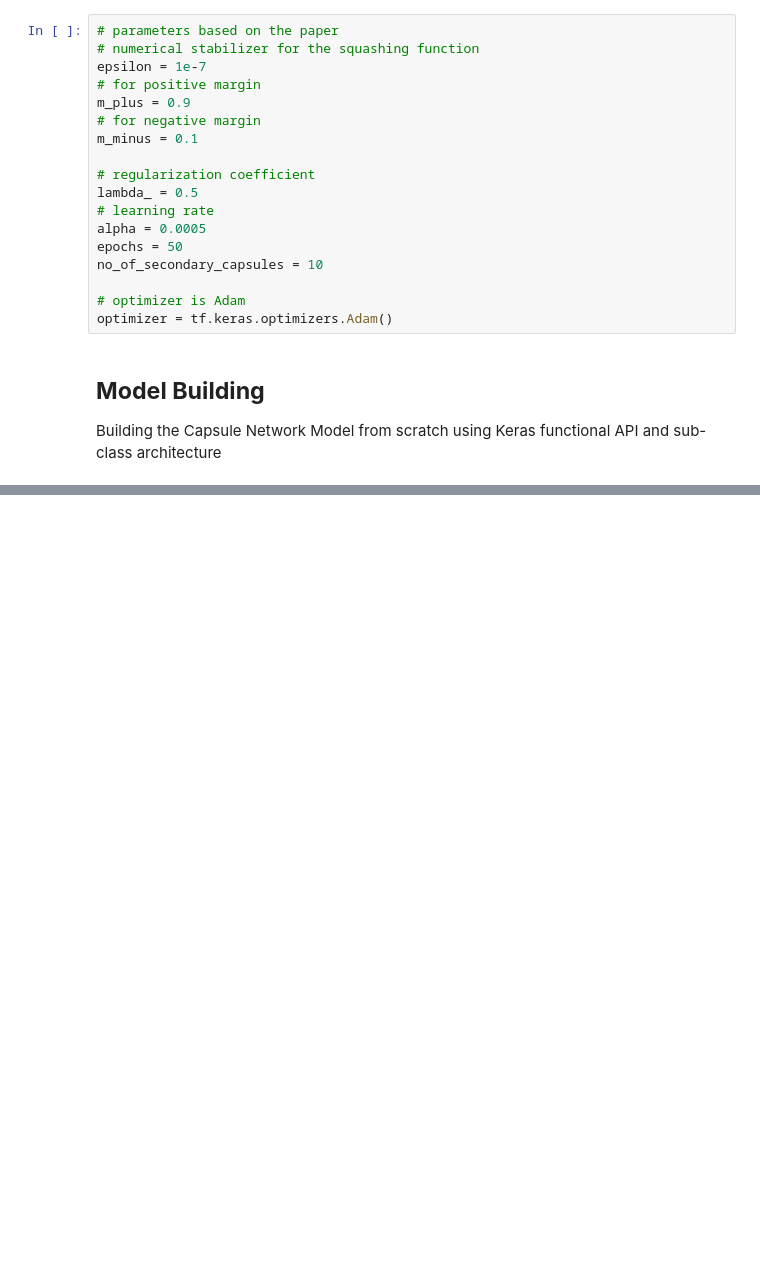
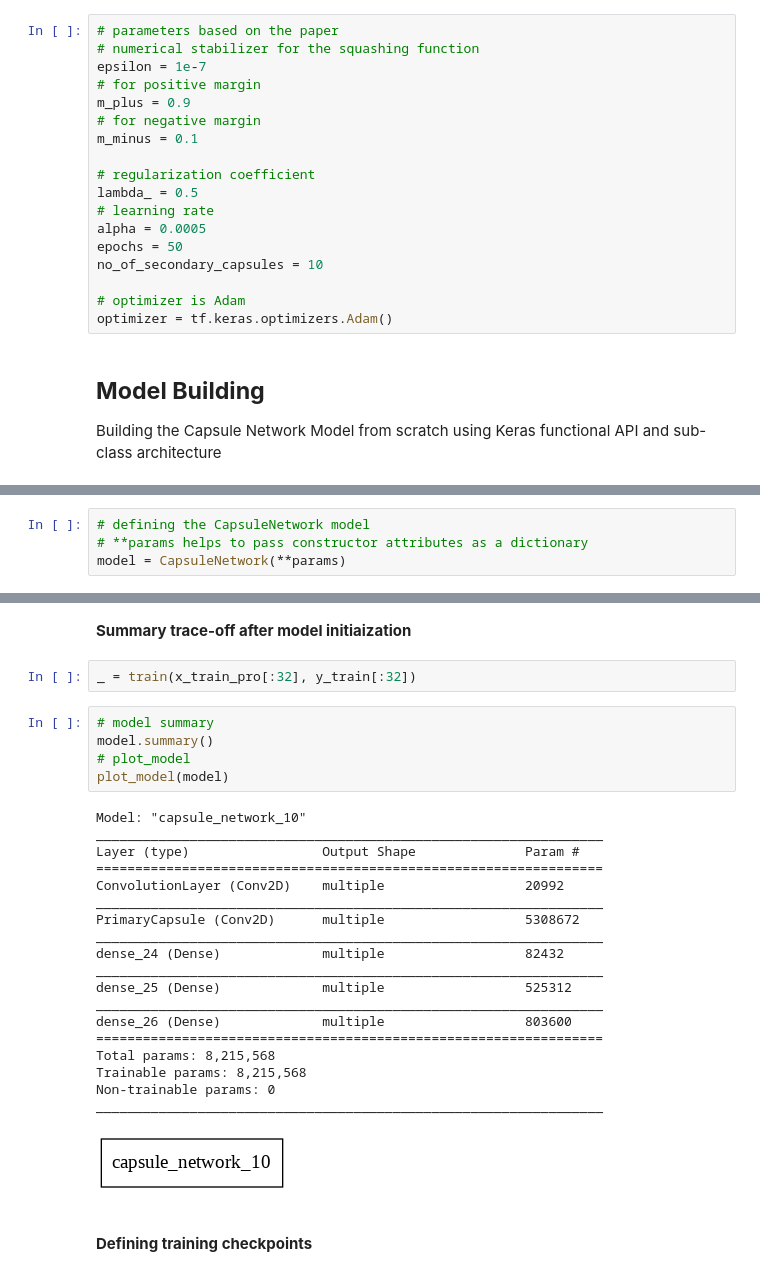
Before and after one commit to sayan0506/Capsule-Network-Implementation, a Jupyter notebook: Capsule_Network_Implementation.ipynb, the cells around one changed output, grey strips where cells are left out. Cells and saved outputs as stored; diff of their text form; blank space fills up the shorter version.

```diff
--- a/Capsule_Network_Implementation.ipynb
+++ b/Capsule_Network_Implementation.ipynb
@@ -436,0 +443,4 @@ class CapsuleNetwork(tf.keras.Model):
+# %%
+# defining the CapsuleNetwork model
+# **params helps to pass constructor attributes as a dictionary
+model = CapsuleNetwork(**params)
@@ -436,0 +487,31 @@ class CapsuleNetwork(tf.keras.Model):
+# %% [markdown]
+**Summary trace-off after model initiaization**
+# %%
+_ = train(x_train_pro[:32], y_train[:32])
+# %%
+# model summary
+model.summary()
+# plot_model
+plot_model(model)
+# %% [output]
+Model: "capsule_network_10"
+_________________________________________________________________
+Layer (type)                 Output Shape              Param #
+=================================================================
+ConvolutionLayer (Conv2D)    multiple                  20992
+_________________________________________________________________
+PrimaryCapsule (Conv2D)      multiple                  5308672
+_________________________________________________________________
+dense_24 (Dense)             multiple                  82432
+_________________________________________________________________
+dense_25 (Dense)             multiple                  525312
+_________________________________________________________________
+dense_26 (Dense)             multiple                  803600
+=================================================================
+Total params: 8,215,568
+Trainable params: 8,215,568
+Non-trainable params: 0
+_________________________________________________________________
+[figure, added]
+# %% [markdown]
+#### **Defining training checkpoints**
```
Also changed, not shown: parts of 22 cells of this notebook.
